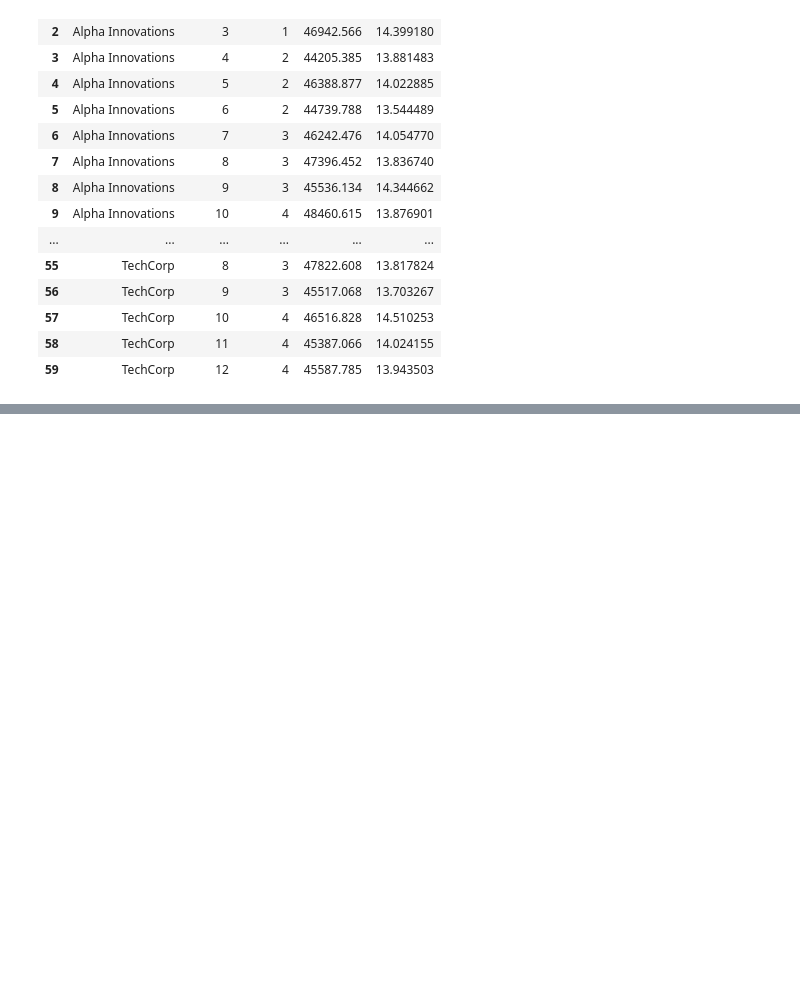
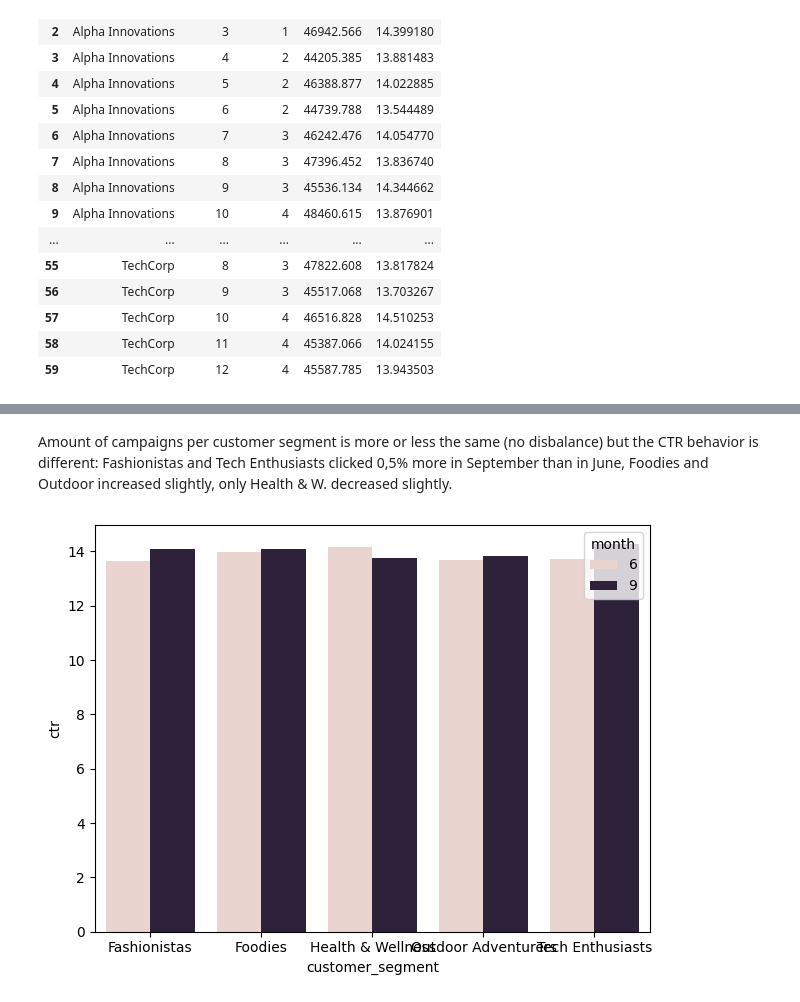
Before and after one commit to AliceDeg/mid_project, a Jupyter notebook: notebooks/EDA_notebook_alice.ipynb, the cells around one changed output, grey strips where cells are left out. Drawn from its saved outputs; the diff is of its cells as text; code cells hidden in the pictures; blank space fills up the shorter version.

```diff
--- a/notebooks/EDA_notebook_alice.ipynb
+++ b/notebooks/EDA_notebook_alice.ipynb
@@ -503,0 +547,5 @@ Name: roi, dtype: float64
+# %%
+# here again comparing months and interest audience instead of gender.
+
+audience_month = marketing_df[(marketing_df['month'] == 6) | (marketing_df['month'] == 9)].groupby(["month","customer_segment"]).agg({"ctr": "mean", "campaign_id":"count"}).reset_index()
+audience_month
@@ -503,0 +564,8 @@ Name: roi, dtype: float64
+# %% [markdown]
+Amount of campaigns per customer segment is more or less the same (no disbalance) but the CTR behavior is different: Fashionistas and Tech Enthusiasts clicked 0,5% more in September than in June, Foodies and Outdoor increased slightly, only Health & W. decreased slightly.
+# %%
+sns.barplot(x='customer_segment', y='ctr', hue='month', data=audience_month)
+plt.tight_layout()
+plt.show(fig)
+# %% [output]
+[figure, added]
```
Also changed, not shown: parts of 19 cells of this notebook.
